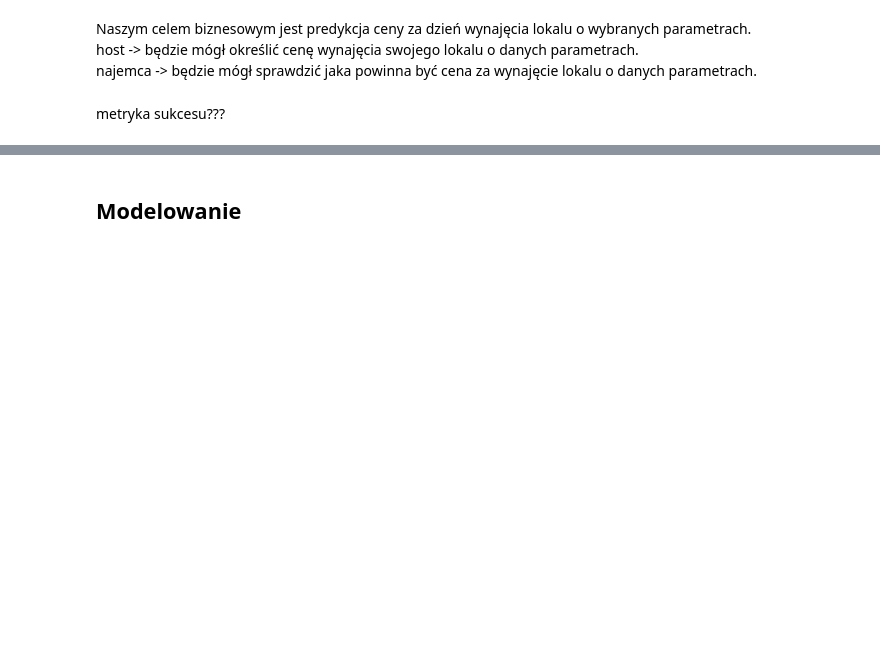
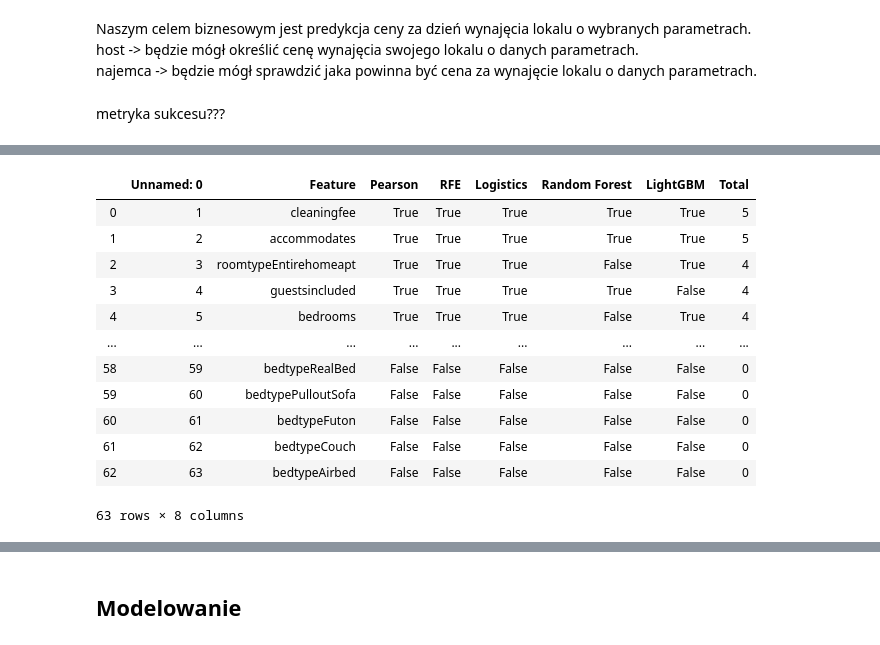
Before and after one commit to infoshareacademy/jdsz5-matrix, a Jupyter notebook: ML/results/app_projket_ml_JK.ipynb, the cells around one changed output, grey strips where cells are left out. Saved outputs shown, nothing was run; the diff lists cells and outputs as text; code cells hidden in the pictures; blank space fills up the shorter version.

```diff
--- a/ML/results/app_projket_ml_JK.ipynb
+++ b/ML/results/app_projket_ml_JK.ipynb
@@ -27,0 +71,16 @@ df = pd.read_csv('../data/data_minus_outliers_20200708_min.csv')
+# %%
+pd.read_csv('../data_preparation/feature_selection_df.csv')
+# %% [output]
+|  | Unnamed: 0 | Feature | Pearson | RFE | Logistics | Random Forest | LightGBM | Total |
+| 0 | 1 | cleaningfee | True | True | True | True | True | 5 |
+| 1 | 2 | accommodates | True | True | True | True | True | 5 |
+| 2 | 3 | roomtypeEntirehomeapt | True | True | True | False | True | 4 |
+| 3 | 4 | guestsincluded | True | True | True | True | False | 4 |
+| 4 | 5 | bedrooms | True | True | True | False | True | 4 |
+| ... | ... | ... | ... | ... | ... | ... | ... | ... |
+| 58 | 59 | bedtypeRealBed | False | False | False | False | False | 0 |
+| 59 | 60 | bedtypePulloutSofa | False | False | False | False | False | 0 |
+| 60 | 61 | bedtypeFuton | False | False | False | False | False | 0 |
+| 61 | 62 | bedtypeCouch | False | False | False | False | False | 0 |
+| 62 | 63 | bedtypeAirbed | False | False | False | False | False | 0 |
+63 rows × 8 columns
```
Also changed, not shown: parts of 26 cells of this notebook.
